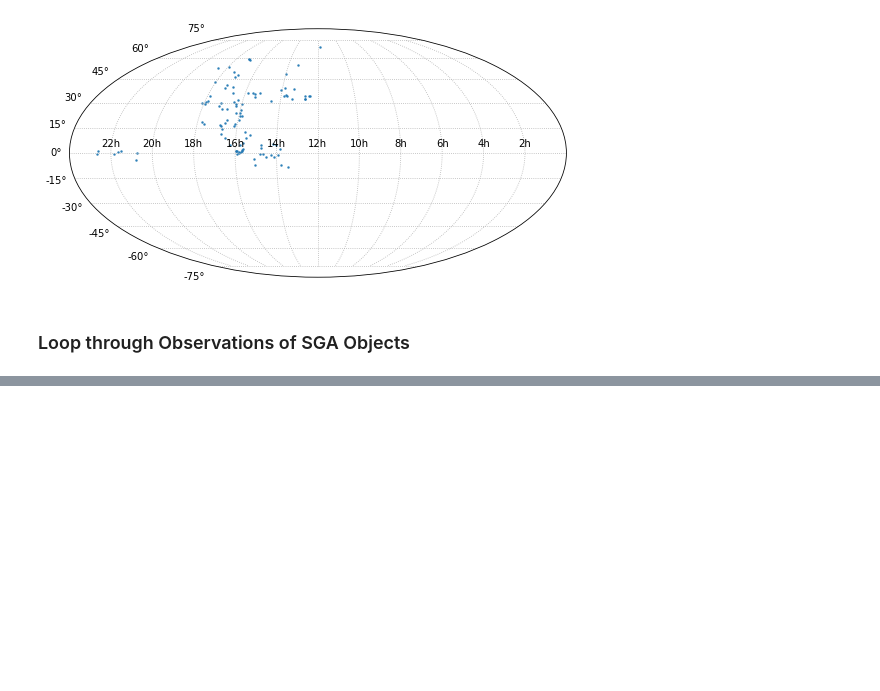
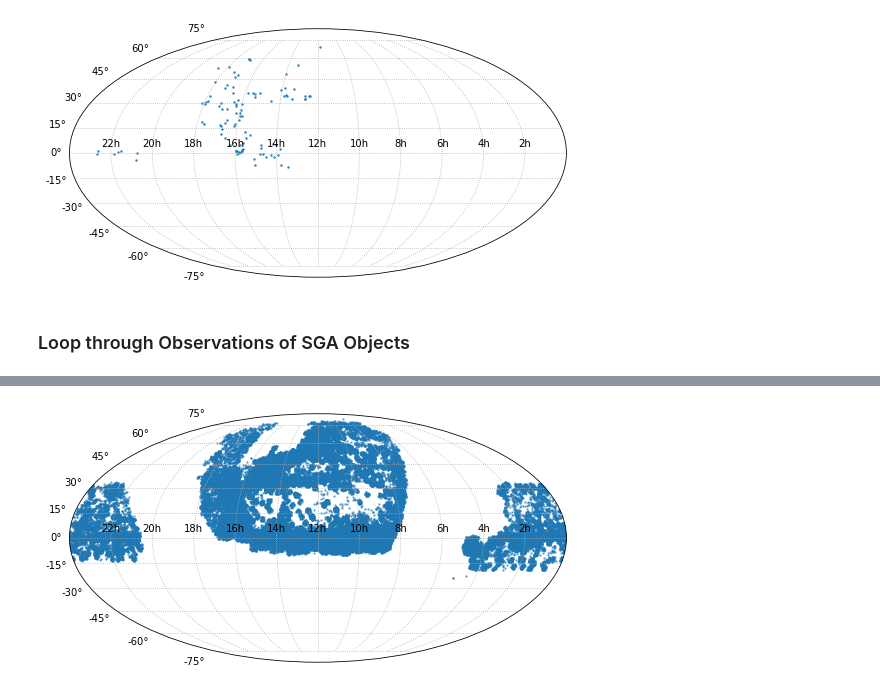
Before and after one commit to desihub/timedomain, a Jupyter notebook: pvsurvey/redux_selections.ipynb, the cells around one changed output, grey strips where cells are left out. Cells and saved outputs as stored; diff of their text form; code cells hidden in the pictures; blank space fills up the shorter version.

Commit message:
Update to daily reductions, improve quality cuts.

```diff
--- a/pvsurvey/redux_selections.ipynb
+++ b/pvsurvey/redux_selections.ipynb
@@ -479,0 +478,4 @@ No MAIN (SGA) target for 81587?
+# %%
+tdaily = Table.read('desi_pv_tf_daily_tiles.fits')
+tdaily = unique(tdaily[(tdaily['NIGHT'] > 20210513) & (tdaily['NIGHT'] < 20220514)])
+tdaily
@@ -479,0 +522,4 @@ No MAIN (SGA) target for 81587?
+# %%
+fig = plot_radec(tdaily['TARGET_RA'], tdaily['TARGET_DEC'])
+# %% [output]
+[figure, added]
```
Also changed, not shown: parts of 17 cells of this notebook.
